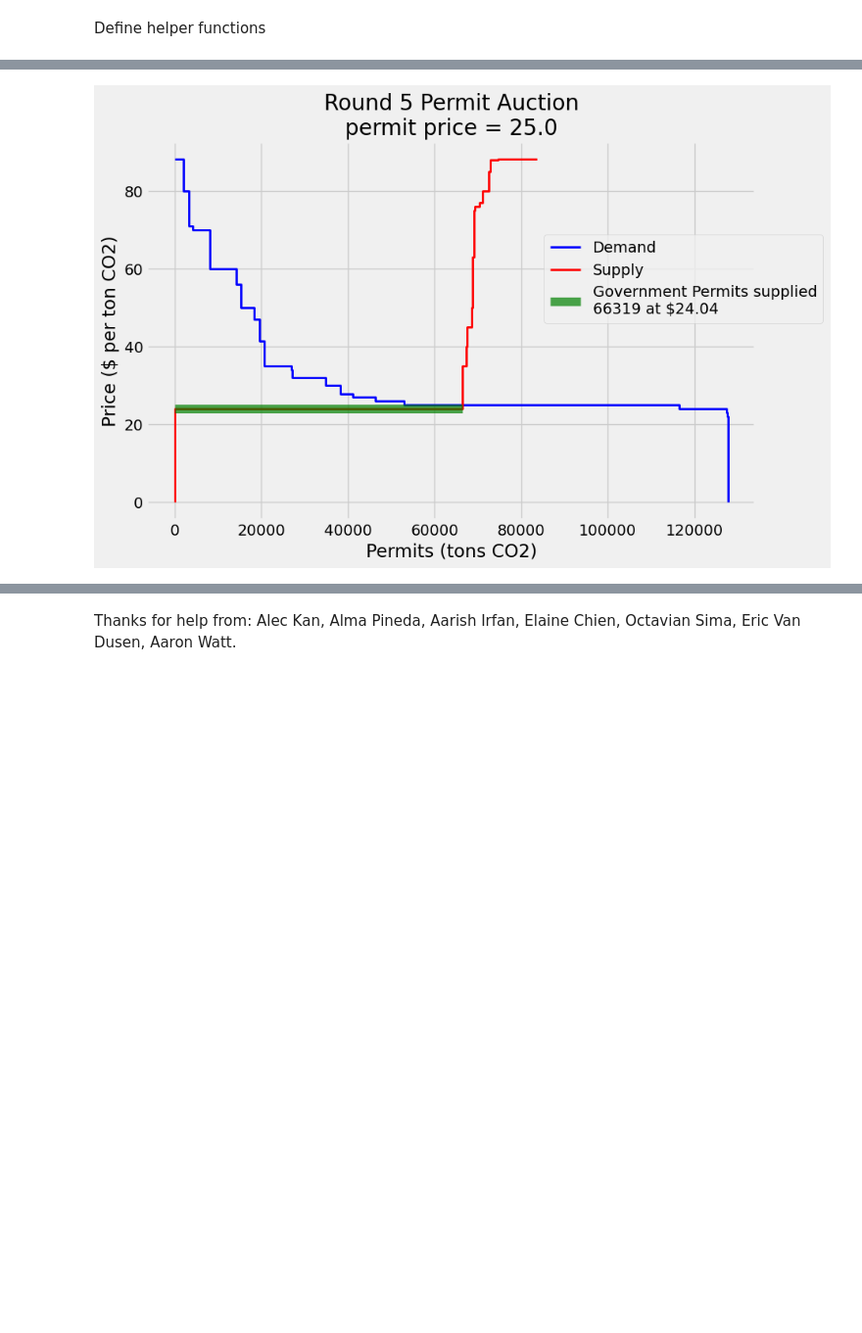
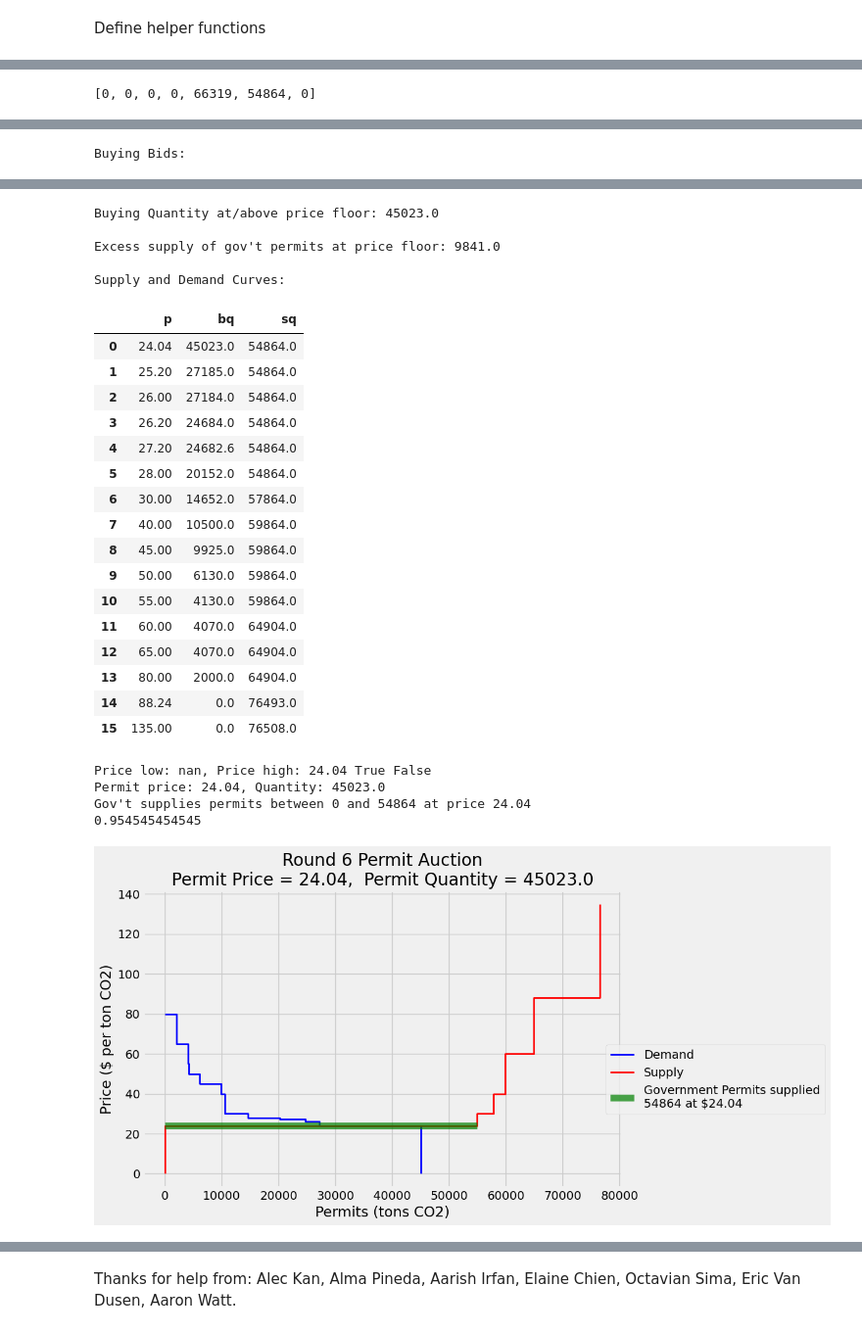
Before and after one commit to ds-modules/EEP-147-SP24, a Jupyter notebook: ESG-LectureGraphs/ESG_LectureGraphs.ipynb, the cells around one changed output, grey strips where cells are left out. Shown at 98% size. Drawn from its saved outputs; the diff is of its cells as text; code cells hidden in the pictures; blank space fills up the shorter version.

Commit message:
Update for round 7

```diff
--- a/ESG-LectureGraphs/ESG_LectureGraphs.ipynb
+++ b/ESG-LectureGraphs/ESG_LectureGraphs.ipynb
@@ -34,7 +34,7 @@ The variable **pab_periods** should contain each of the periods for which there
 # %%
 SECTIONS = ['W9','T1','T2']
 section = "W9"
-period = 5
+period = 6
 year = 2024
 #leave current period - it works with some of the functions
 current_period = period+1
@@ -322,7 +322,11 @@ if period < 7:
 # Define permit market parameters
 price_floor = 24.04
 price_ceiling = 88.24
+# Define the number of permits auctioned at the price floor
 govt_permits = [0, 0, 0, 0, 66319, 18288*3, 0]
+govt_permits
+# %% [output]
+[0, 0, 0, 0, 66319, 54864, 0]
 # %%
 def permit_plot(period, price_floor, price_ceiling, govt_permits):
 
@@ -355,6 +359,7 @@ def permit_plot(period, price_floor, price_ceiling, govt_permits):
     sell_bids_wide['id'] = sell_bids_wide.reset_index().index
     sell_bids = pd.wide_to_long(sell_bids_wide, stubnames=['p', 'q'], i='id', j='num').reset_index(drop=True)
 
+
     #add government bids to sell bids
     sell_bids = pd.concat([sell_bids, pd.DataFrame({'p': price_floor, 'q': govt_permits[period-1]}, index=[0])], ignore_index=True)
     #sell_bids = sell_bids.append({'p': price_floor, 'q': govt_permits[period-1]}, ignore_index=True)
@@ -367,8 +372,8 @@ def permit_plot(period, price_floor, price_ceiling, govt_permits):
 
     print(f"sell at/below the ceiling: {sell_bids[sell_bids['p'] <= price_ceiling]['q'].sum()}")
     excess_demand = buy_bids[buy_bids['p'] >= price_ceiling]['q'].sum() - sell_bids[sell_bids['p'] <= price_ceiling]['q'].sum()
-    print(f'Excess demand at price ceiling: {excess_demand}')
     if excess_demand > 0:
+        print(f'Excess demand at price ceiling: {excess_demand}')
         sell_bids = pd.concat([sell_bids, pd.DataFrame({'p': price_ceiling, 'q': excess_demand}, index=[0])], ignore_index=True)
         #sell_bids = sell_bids.append({'p': price_ceiling, 'q': excess_demand}, ignore_index=True)
 
@@ -380,11 +385,15 @@ def permit_plot(period, price_floor, price_ceiling, govt_permits):
     #market_df = buy_bids['p'].append(sell_bids['p']).to_frame().sort_values(by='p').drop_duplicates().reset_index(drop=True)
     market_df['bq'] = [buy_bids[buy_bids['p'] >= p]['q'].sum() for p in market_df['p']]
     market_df['sq'] = [sell_bids[sell_bids['p'] <= p]['q'].sum() for p in market_df['p']]
-    # print('\nSelling Bids:'); display(sell_bids)
-    # print('\nSupply and Demand Curves:'); display(market_df)
+    print('\nSelling Bids:'); display(sell_bids)
+    print('\nBuying Bids:'); display(buy_bids)
+    print('\nBuying Quantity at/above price floor:', buy_bids[buy_bids['p'] >= price_floor]['q'].sum())
+    print("\nExcess supply of gov't permits at price floor:" , govt_permits[period-1] - buy_bids[buy_bids['p'] >= price_floor]['q'].sum())
+    print('\nSupply and Demand Curves:'); display(market_df)
     #get two possible points at which the demand and supply could have intersected.
     price_low = market_df[market_df['bq'] > market_df['sq']]['p'].max()
     price_high = market_df[market_df['bq'] <= market_df['sq']]['p'].min()
+    print(f'Price low: {price_low}, Price high: {price_high}', np.isnan(price_low), np.isnan(price_high))
 
     #if the quantities are still not swapped at the middle price, take the higher price
     #this doesn't account for no intersection (will still give the lower price)
@@ -392,13 +401,22 @@ def permit_plot(period, price_floor, price_ceiling, govt_permits):
     #will just give the lowest price in the intersection
     #also not yet designed to implement price ceiling
     #(assume Stata code is "right" unless you decide otherwise)
-    price_middle = (price_low + price_high)/2
-    buy_middle = buy_bids[buy_bids['p'] >= price_middle]['q'].sum()
-    sell_middle = sell_bids[sell_bids['p'] <= price_middle]['q'].sum()
-    if buy_middle > sell_middle:
+    if not np.isnan(price_low) and not np.isnan(price_high):
+        price_middle = (price_low + price_high)/2
+        buy_middle = buy_bids[buy_bids['p'] >= price_middle]['q'].sum()
+        sell_middle = sell_bids[sell_bids['p'] <= price_middle]['q'].sum()
+        if buy_middle > sell_middle:
+            permit_price = price_high
+        else:
+            permit_price = price_low
+    elif np.isnan(price_low):
         permit_price = price_high
-    else:
+    elif np.isnan(price_high):
         permit_price = price_low
+
+    # Calculate quantity of permits traded
+    quantity = min(buy_bids[buy_bids['p'] >= permit_price]['q'].sum(), sell_bids[sell_bids['p'] <= permit_price]['q'].sum())
+    print(f'Permit price: {permit_price}, Quantity: {quantity}')
 
     # Make the plot
     plt.figure(figsize=(9,6))
@@ -455,7 +473,7 @@ def permit_plot(period, price_floor, price_ceiling, govt_permits):
     print((marekt_supply_of_permits + excess_demand*(excess_demand>0) - x_axis_min)/ xwidth)
     plt.legend(bbox_to_anchor=((marekt_supply_of_permits + excess_demand*(excess_demand>0) - x_axis_min)/xwidth, 0.5))
 
-    plt.title('Round ' + str(period) + ' Permit Auction\npermit price = ' + str(round(permit_price,2)))
+    plt.title(f'Round {period} Permit Auction\nPermit Price = {round(permit_price,2)},  Permit Quantity = {quantity}')
     plt.xlabel('Permits (tons CO2)')
     plt.ylabel('Price ($ per ton CO2)')
 
@@ -471,0 +496 @@ Gov't supplies permits between 0 and 66319 at price 24.04
+Buying Bids:
@@ -472 +511,27 @@ Gov't supplies permits between 0 and 66319 at price 24.04
+Buying Quantity at/above price floor: 45023.0
+
+Excess supply of gov't permits at price floor: 9841.0
+
+Supply and Demand Curves:
+|  | p | bq | sq |
+| 0 | 24.04 | 45023.0 | 54864.0 |
+| 1 | 25.20 | 27185.0 | 54864.0 |
+| 2 | 26.00 | 27184.0 | 54864.0 |
+| 3 | 26.20 | 24684.0 | 54864.0 |
+| 4 | 27.20 | 24682.6 | 54864.0 |
+| 5 | 28.00 | 20152.0 | 54864.0 |
+| 6 | 30.00 | 14652.0 | 57864.0 |
+| 7 | 40.00 | 10500.0 | 59864.0 |
+| 8 | 45.00 | 9925.0 | 59864.0 |
+| 9 | 50.00 | 6130.0 | 59864.0 |
+| 10 | 55.00 | 4130.0 | 59864.0 |
+| 11 | 60.00 | 4070.0 | 64904.0 |
+| 12 | 65.00 | 4070.0 | 64904.0 |
+| 13 | 80.00 | 2000.0 | 64904.0 |
+| 14 | 88.24 | 0.0 | 76493.0 |
+| 15 | 135.00 | 0.0 | 76508.0 |
+Price low: nan, Price high: 24.04 True False
+Permit price: 24.04, Quantity: 45023.0
+Gov't supplies permits between 0 and 54864 at price 24.04
+0.954545454545
-[figure, old version]
+[figure, new version]
```
Also changed, not shown: parts of 3 cells of this notebook, 6 other files.
